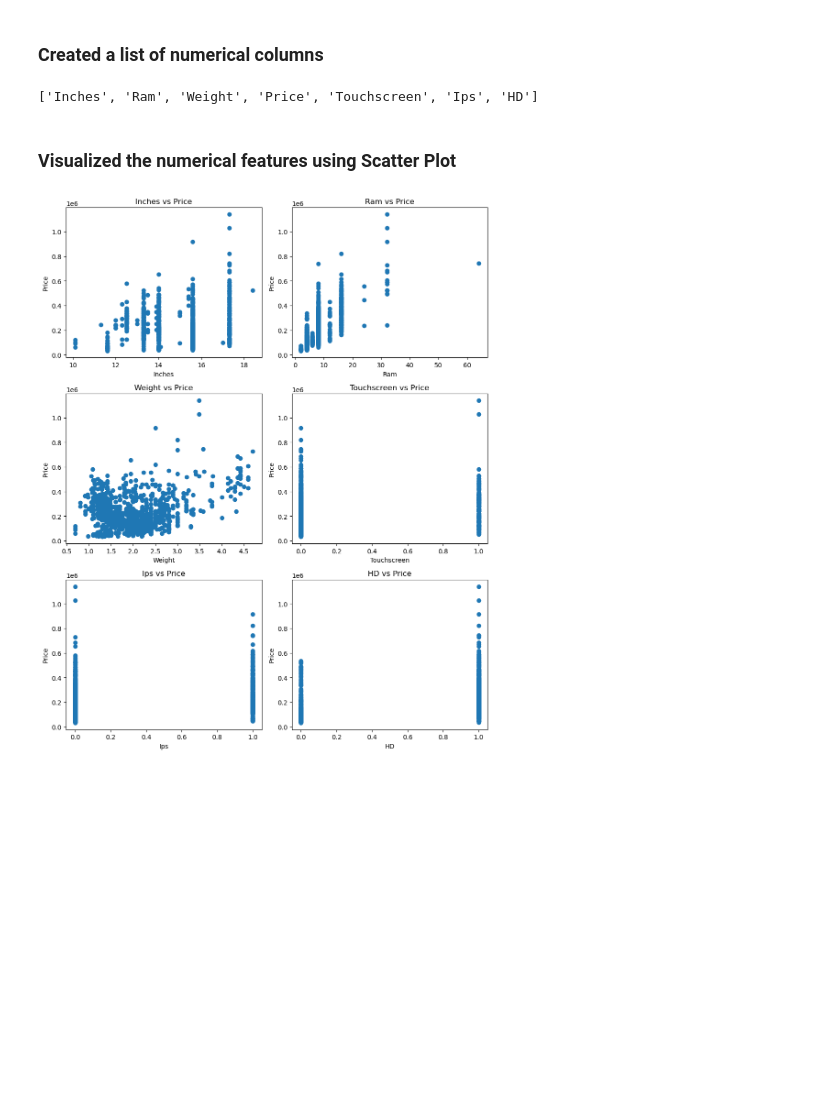
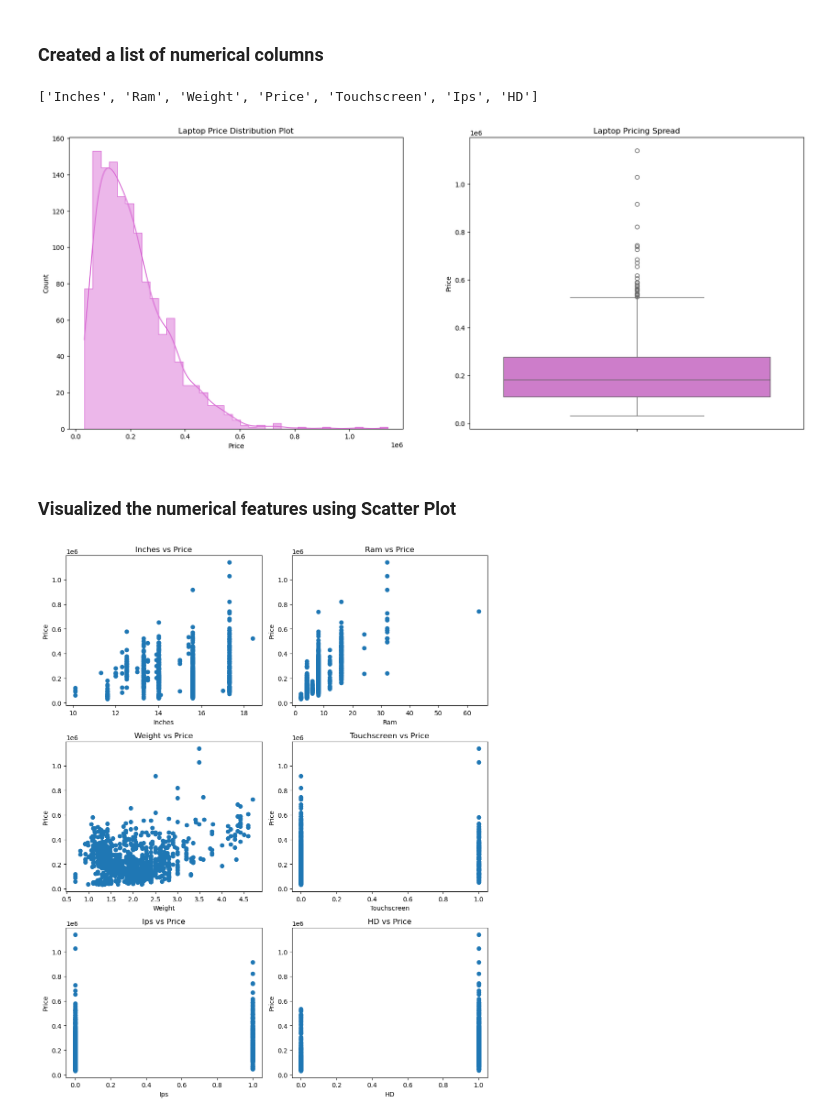
Before and after one commit to Ddasunsandeepa/laptop_price_predictor_project, a Jupyter notebook: notebooks/FC212036_Dileesha/DecisionTree.ipynb, the cells around one changed output. Saved outputs shown, nothing was run; the diff lists cells and outputs as text; code cells hidden in the pictures; blank space fills up the shorter version.

Commit message:
Added histogram and boxplot for laptop pricicing

```diff
--- a/notebooks/FC212036_Dileesha/DecisionTree.ipynb
+++ b/notebooks/FC212036_Dileesha/DecisionTree.ipynb
@@ -622,6 +622,20 @@ numerical_features = [x for x in df.columns if df[x].dtype in ('int64','float64'
 print(numerical_features)
 # %% [output]
 ['Inches', 'Ram', 'Weight', 'Price', 'Touchscreen', 'Ips', 'HD']
+# %%
+plt.figure(figsize=(20,8))
+
+plt.subplot(1,2,1)
+plt.title('Laptop Price Distribution Plot')
+sns.histplot(df.Price, kde=True, element='step',color='orchid')
+
+plt.subplot(1,2,2)
+sns.boxplot(df.Price,color='orchid')
+plt.title('Laptop Pricing Spread')
+
+plt.show()
+# %% [output]
+[figure, added]
 # %% [markdown]
 ### Visualized the numerical features using Scatter Plot
 # %%
```
Also changed, not shown: parts of 3 cells of this notebook.
